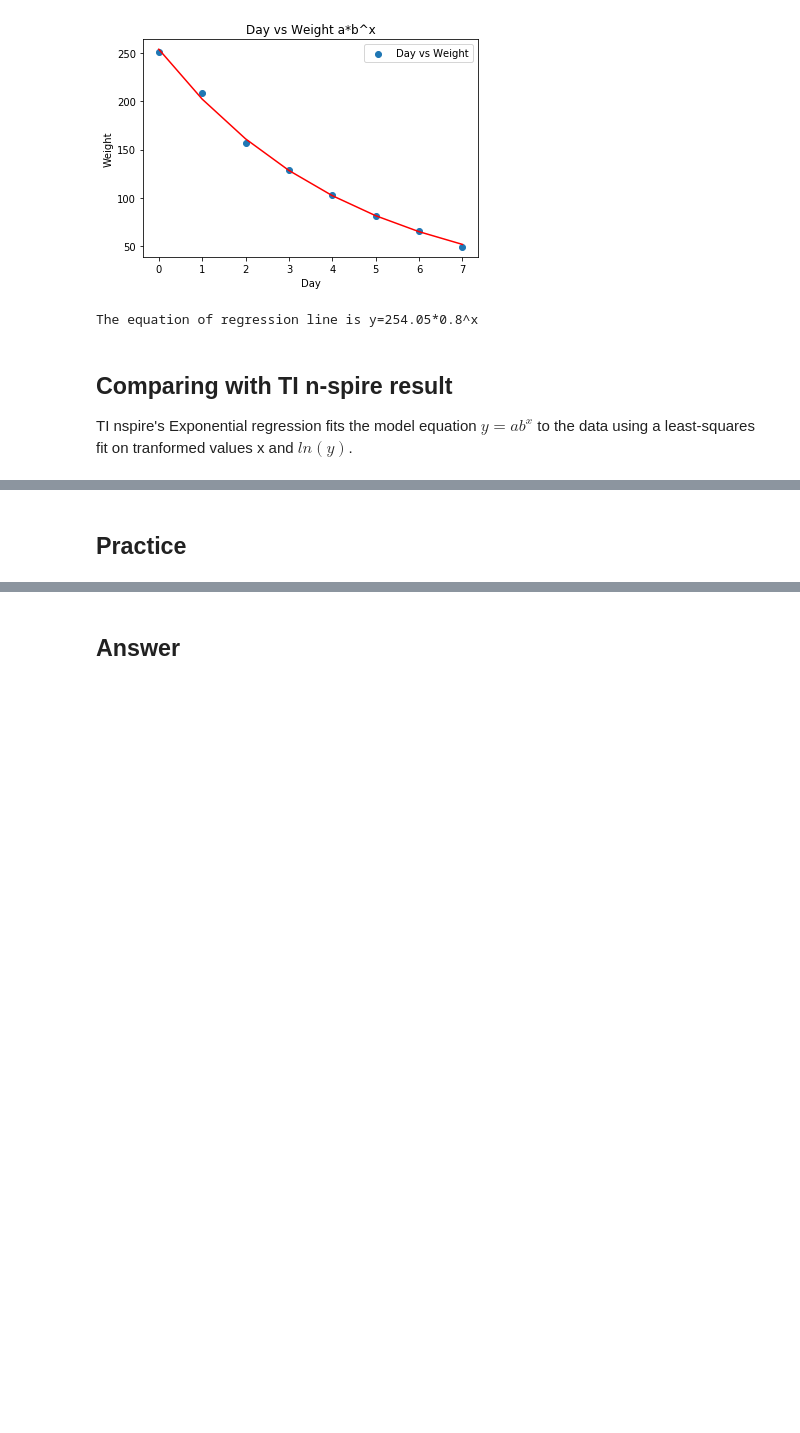
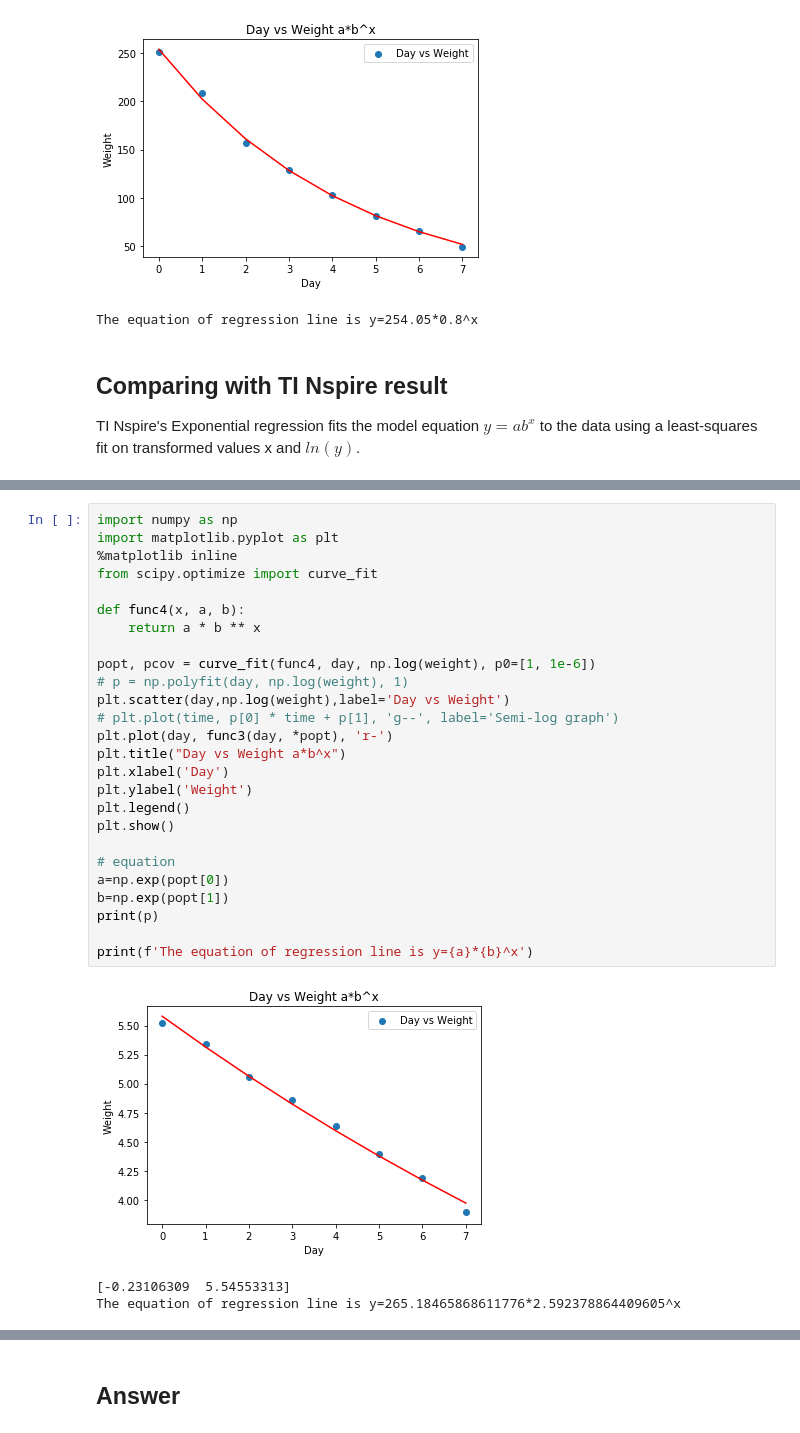
Before and after one commit to shinokada/python-for-ib-diploma-mathematics, a Jupyter notebook: Modelling_functions.ipynb, the cells around one changed output, grey strips where cells are left out. Saved outputs shown, nothing was run; the diff lists cells and outputs as text; blank space fills up the shorter version.

```diff
--- a/Modelling_functions.ipynb
+++ b/Modelling_functions.ipynb
@@ -519,10 +526,38 @@ print(f'The equation of regression line is y={a}*{b}^x')
 [figure]
 The equation of regression line is y=254.05*0.8^x
 # %% [markdown]
-## Comparing with TI n-spire result
+## Comparing with TI Nspire result
 
-TI nspire's Exponential regression fits the model equation $y=ab^x$ to the data using a least-squares fit on tranformed values x and $ln(y)$.
+TI Nspire's Exponential regression fits the model equation $y=ab^x$ to the data using a least-squares fit on transformed values x and $ln(y)$.
 # %% [markdown]
 <center><img src="image/expo.png"></center>
-# %% [markdown]
-## Practice
+# %%
+import numpy as np
+import matplotlib.pyplot as plt
+%matplotlib inline
+from scipy.optimize import curve_fit
+
+def func4(x, a, b):
+    return a * b ** x
+
+popt, pcov = curve_fit(func4, day, np.log(weight), p0=[1, 1e-6])
+# p = np.polyfit(day, np.log(weight), 1)
+plt.scatter(day,np.log(weight),label='Day vs Weight')
+# plt.plot(time, p[0] * time + p[1], 'g--', label='Semi-log graph')
+plt.plot(day, func3(day, *popt), 'r-')
+plt.title("Day vs Weight a*b^x")
+plt.xlabel('Day')
+plt.ylabel('Weight')
+plt.legend()
+plt.show()
+
+# equation
+a=np.exp(popt[0])
+b=np.exp(popt[1])
+print(p)
+
+print(f'The equation of regression line is y={a}*{b}^x')
+# %% [output]
+[figure, added]
+[-0.23106309  5.54553313]
+The equation of regression line is y=265.18465868611776*2.592378864409605^x
```
Also changed, not shown: parts of 10 cells of this notebook.
